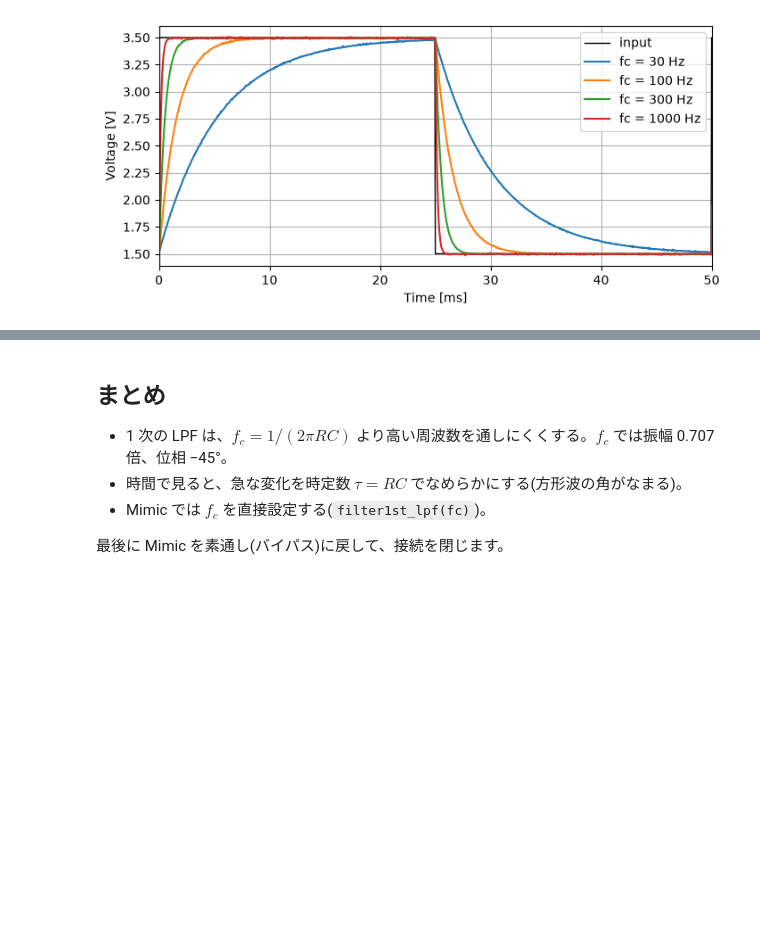
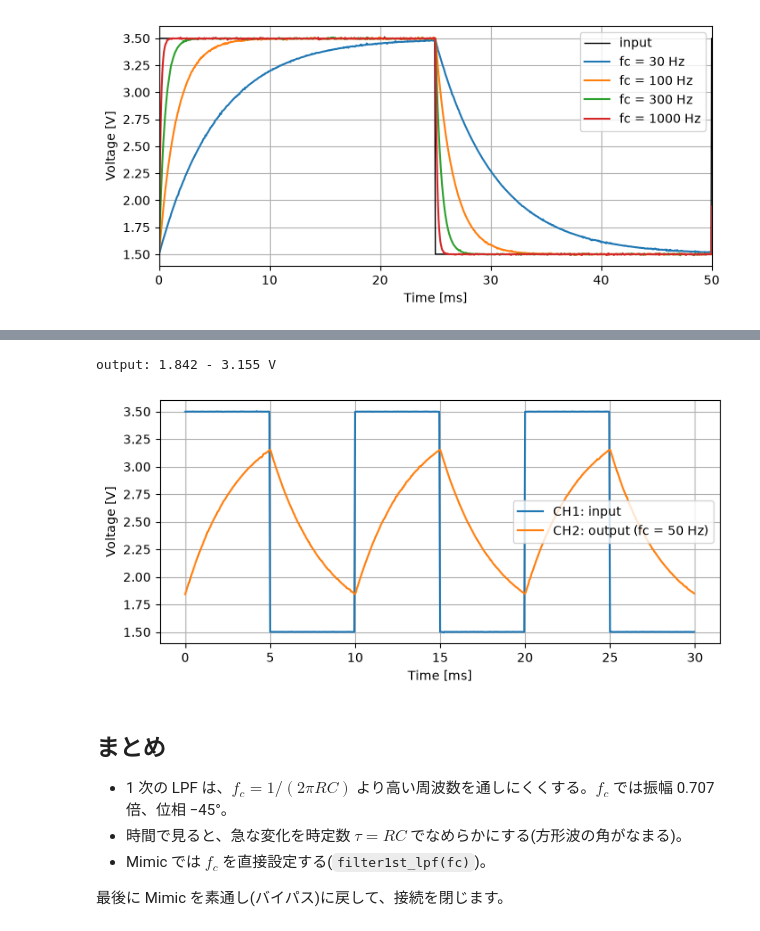
Before and after one commit to tkgktyk/analog-mimic-examples, a Jupyter notebook: lectures/02_filter1st/01_lpf.ipynb, the cells around one changed output, grey strips where cells are left out. Cells and saved outputs as stored; diff of their text form; code cells hidden in the pictures; blank space fills up the shorter version.

```diff
--- a/lectures/02_filter1st/01_lpf.ipynb
+++ b/lectures/02_filter1st/01_lpf.ipynb
@@ -180,3 +258,23 @@ plt.show()
+# %%
+FC_LOW = 50   # [Hz]
+
+import time
+lab.mimic.filter1st_lpf(FC_LOW)
+lab.fg.square(100, 1.0)
+time.sleep(1.0)  # a slow filter needs time to settle
+t, ch1, ch2 = lab.scope.capture(600)
+print(f"output: {ch2.min():.3f} - {ch2.max():.3f} V")
+fig, ax = plt.subplots(figsize=(8, 3.5))
+ax.plot(t * 1e3, ch1, label="CH1: input")
+ax.plot(t * 1e3, ch2, label=f"CH2: output (fc = {FC_LOW} Hz)")
+ax.set_xlabel("Time [ms]")
+ax.set_ylabel("Voltage [V]")
+ax.grid(True)
+ax.legend()
+plt.show()
+# %% [output]
+output: 1.842 - 3.155 V
+[figure, added]
 # %% [markdown]
 ## まとめ
 
```
Also changed, not shown: parts of 8 cells of this notebook, 54 other files.
